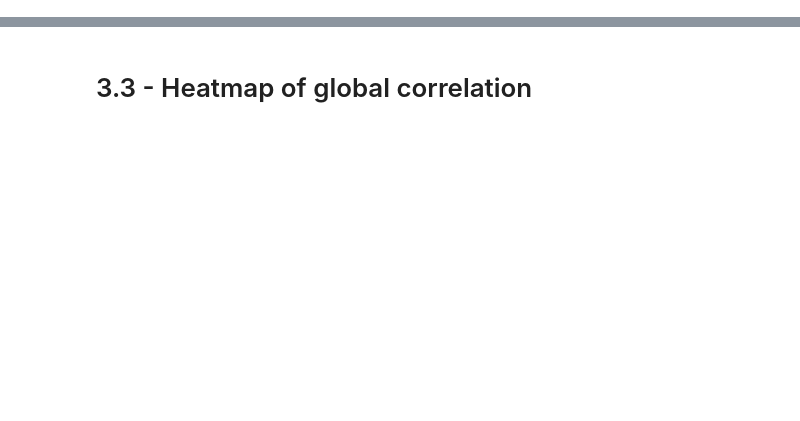
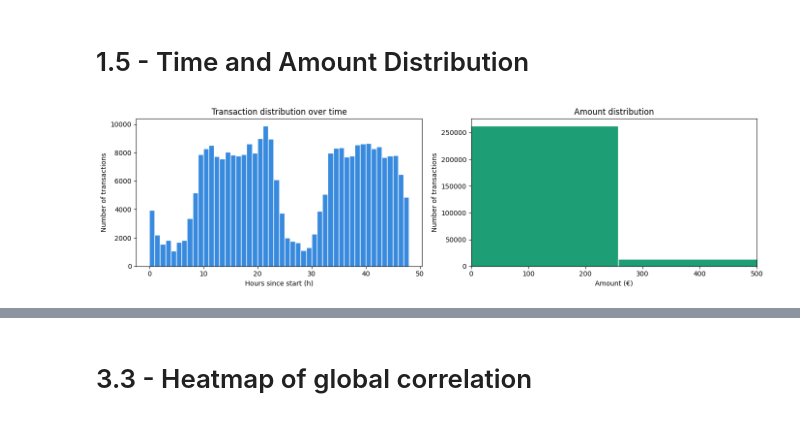
Before and after one commit to JulieMiquela/final_project, a Jupyter notebook: Projet.ipynb, the cells around one changed output, grey strips where cells are left out. Cells and saved outputs as stored; diff of their text form; code cells hidden in the pictures; blank space fills up the shorter version.

```diff
--- a/Projet.ipynb
+++ b/Projet.ipynb
@@ -376,0 +111,21 @@ df_clean.describe()
+# %% [markdown]
+# 1.5 - Time and Amount Distribution
+# %%
+fig, axes = plt.subplots(1, 2, figsize=(14, 4))
+
+axes[0].hist(df['Time'] / 3600, bins=48, color='#378ADD', edgecolor='white')
+axes[0].set_title('Transaction distribution over time')
+axes[0].set_xlabel('Hours since start (h)')
+axes[0].set_ylabel('Number of transactions')
+
+axes[1].hist(df['Amount'], bins=100, color='#1D9E75', edgecolor='white')
+axes[1].set_title('Amount distribution')
+axes[1].set_xlabel('Amount (€)')
+axes[1].set_ylabel('Number of transactions')
+axes[1].set_xlim(0, 500)
+
+plt.tight_layout()
+plt.savefig('figures/time_amount_dist.png', dpi=150, bbox_inches='tight')
+plt.show()
+# %% [output]
+[figure, added]
```
Also changed, not shown: parts of 70 cells of this notebook.
